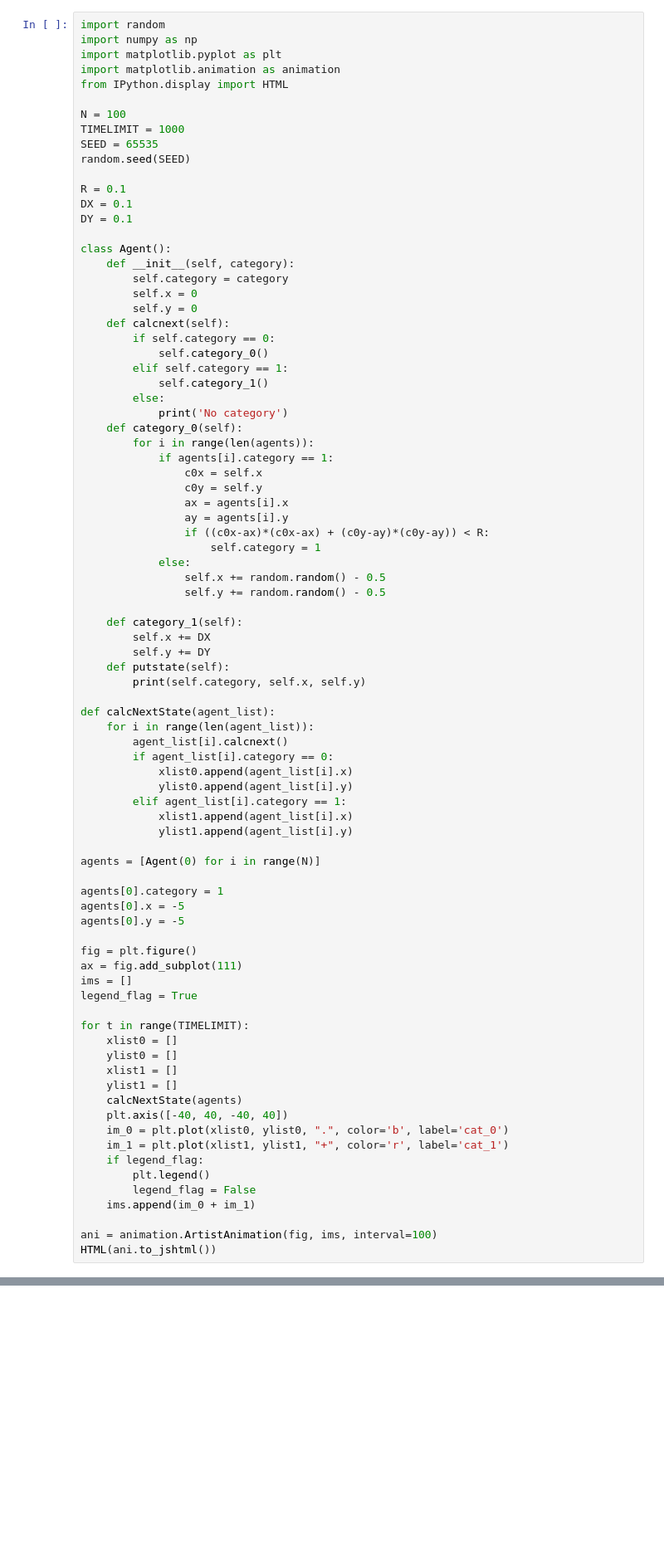
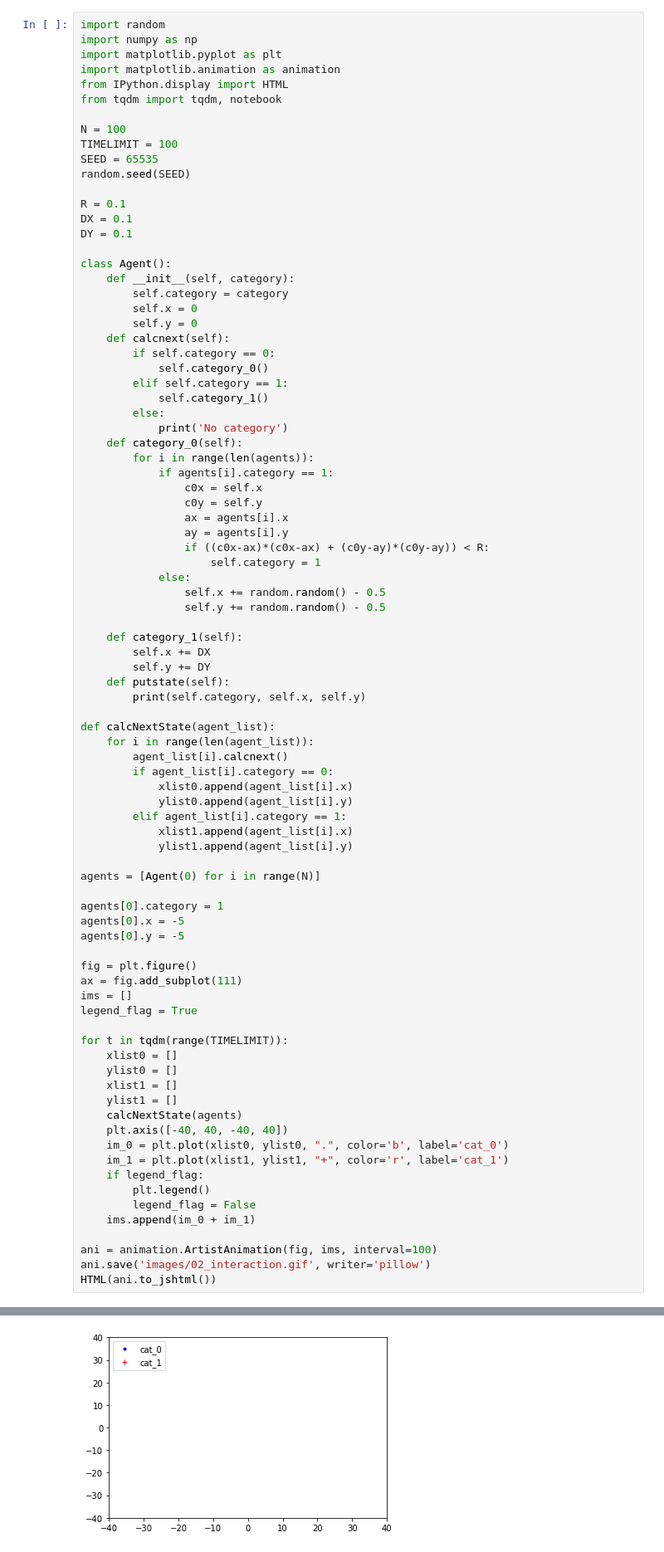
Before and after one commit to Naokiakazawa/agent-based-modeling-samples, a Jupyter notebook: 02_interaction.ipynb, the cells around one changed output, grey strips where cells are left out. Shown at 83% size. Drawn from its saved outputs; the diff is of its cells as text; blank space fills up the shorter version.

```diff
--- a/02_interaction.ipynb
+++ b/02_interaction.ipynb
@@ -4,9 +4,10 @@ import numpy as np
 import matplotlib.pyplot as plt
 import matplotlib.animation as animation
 from IPython.display import HTML
+from tqdm import tqdm, notebook
 
 N = 100
-TIMELIMIT = 1000
+TIMELIMIT = 100
 SEED = 65535
 random.seed(SEED)
 
@@ -66,7 +67,7 @@ ax = fig.add_subplot(111)
 ims = []
 legend_flag = True
 
-for t in range(TIMELIMIT):
+for t in tqdm(range(TIMELIMIT)):
     xlist0 = []
     ylist0 = []
     xlist1 = []
@@ -81,4 +82,6 @@ for t in range(TIMELIMIT):
     ims.append(im_0 + im_1)
 
 ani = animation.ArtistAnimation(fig, ims, interval=100)
+ani.save('images/02_interaction.gif', writer='pillow')
 HTML(ani.to_jshtml())
+# %% [output]
@@ -84,0 +89 @@ HTML(ani.to_jshtml())
+[figure, added]
```
Also changed, not shown: parts of 1 cell of this notebook, 4 other files.
